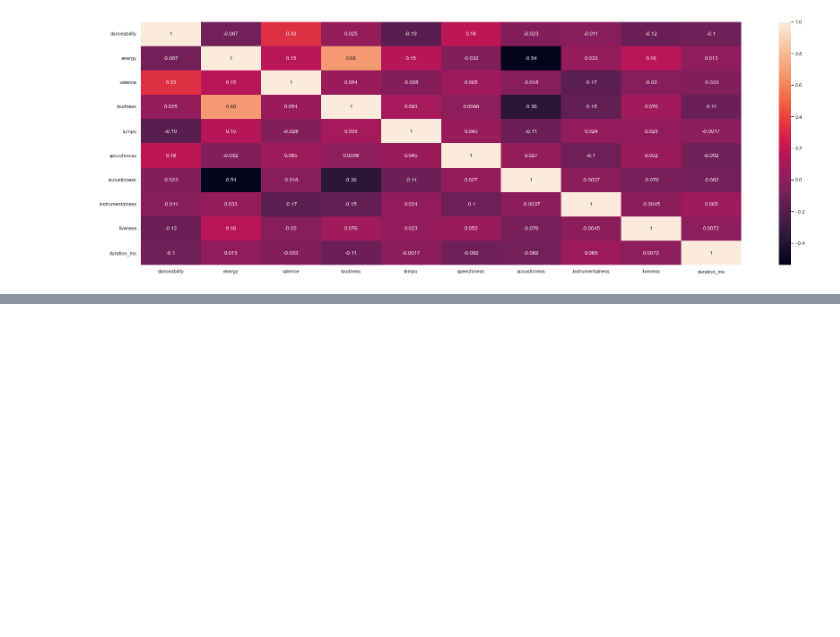
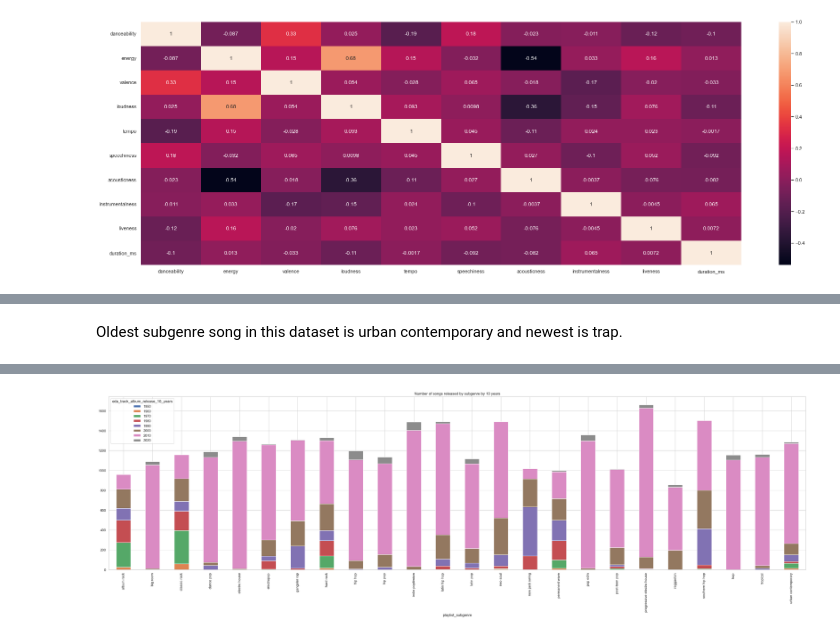
Before and after one commit to McGill-MMA-EnterpriseAnalytics/Spotify-Music, a Jupyter notebook: scratch/eda.ipynb, the cells around one changed output, grey strips where cells are left out. Saved outputs shown, nothing was run; the diff lists cells and outputs as text; code cells hidden in the pictures; blank space fills up the shorter version.

```diff
--- a/scratch/eda.ipynb
+++ b/scratch/eda.ipynb
@@ -334,0 +503,8 @@ plt.show()
+# %% [markdown]
+Oldest subgenre song in this dataset is urban contemporary and newest is trap.
+# %%
+# number of songs by subgenre released by year
+data.groupby(['playlist_subgenre', 'eda_track_album_release_10_years']).size().unstack().plot(kind='bar', stacked=True, figsize=(40, 10))
+plt.title("Number of songs released by subgenre by 10 years")
+plt.show()
+# %% [output]
@@ -334,0 +512 @@ plt.show()
+[figure, added]
```
Also changed, not shown: parts of 21 cells of this notebook.
